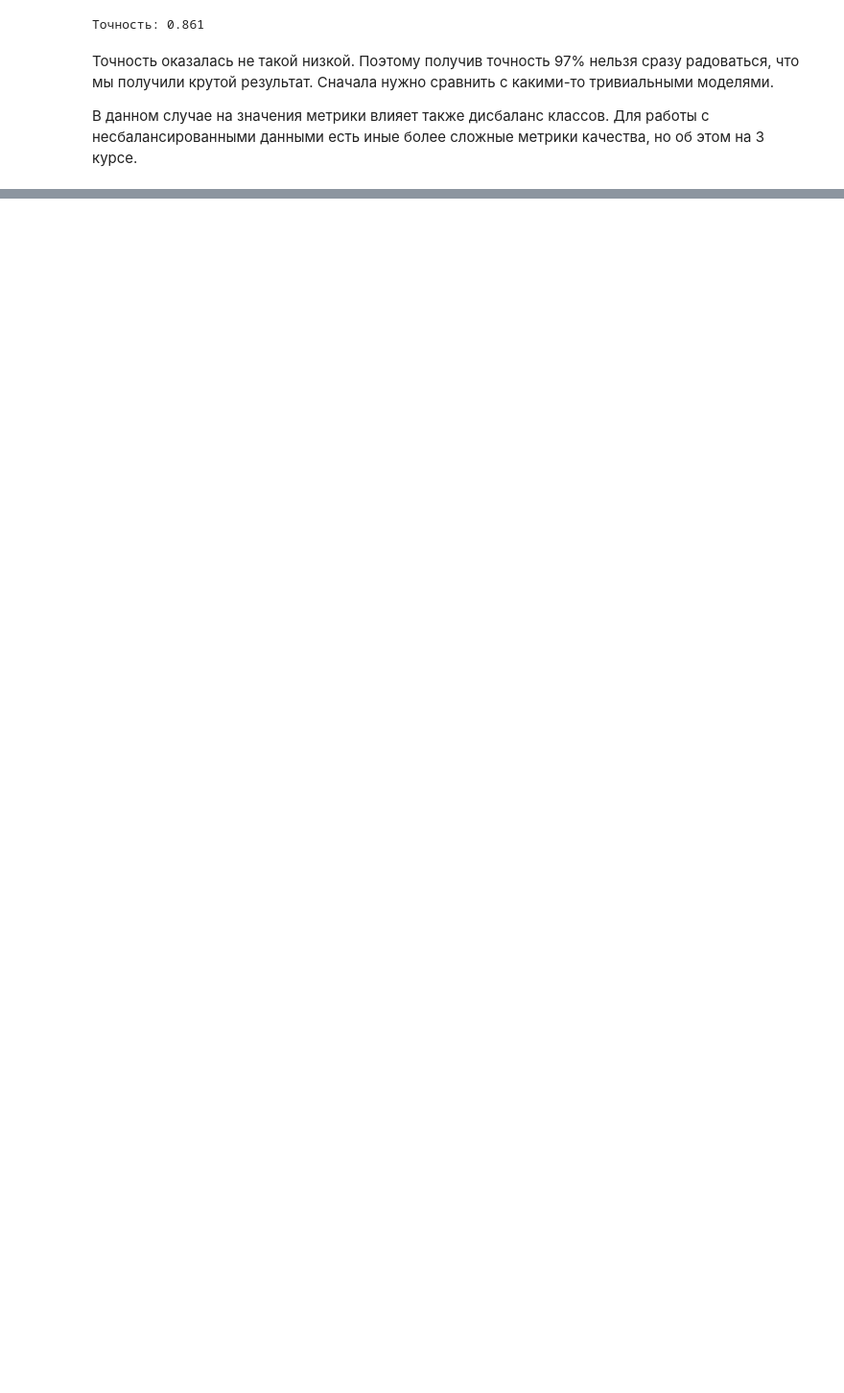
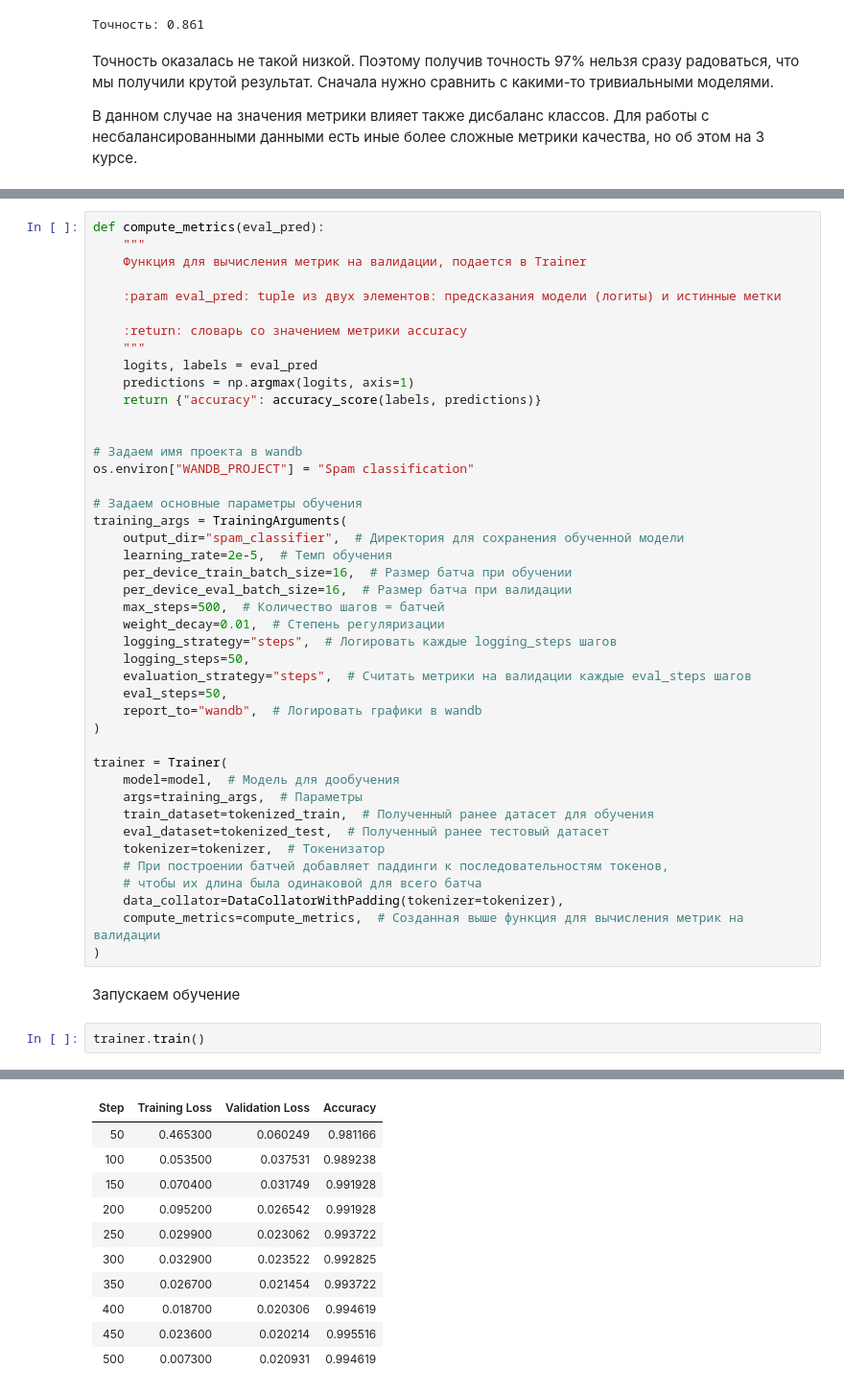
Before and after one commit to miptstats/miptstats.github.io, a Jupyter notebook: courses/ad_fivt/bayes_classification.ipynb, the cells around one changed output, grey strips where cells are left out. Shown at 96% size. Saved outputs shown, nothing was run; the diff lists cells and outputs as text; blank space fills up the shorter version.

```diff
--- a/courses/ad_fivt/bayes_classification.ipynb
+++ b/courses/ad_fivt/bayes_classification.ipynb
@@ -502,0 +614,48 @@ print(f'Точность: {accuracy_score(data_test.label, [0]*len(data_test)) :
+# %%
+def compute_metrics(eval_pred):
+    """
+    Функция для вычисления метрик на валидации, подается в Trainer
+
+    :param eval_pred: tuple из двух элементов: предсказания модели (логиты) и истинные метки
+
+    :return: словарь со значением метрики accuracy
+    """
+    logits, labels = eval_pred
+    predictions = np.argmax(logits, axis=1)
+    return {"accuracy": accuracy_score(labels, predictions)}
+
+
+# Задаем имя проекта в wandb
+os.environ["WANDB_PROJECT"] = "Spam classification"
+
+# Задаем основные параметры обучения
+training_args = TrainingArguments(
+    output_dir="spam_classifier",  # Директория для сохранения обученной модели
+    learning_rate=2e-5,  # Темп обучения
+    per_device_train_batch_size=16,  # Размер батча при обучении
+    per_device_eval_batch_size=16,  # Размер батча при валидации
+    max_steps=500,  # Количество шагов = батчей
+    weight_decay=0.01,  # Степень регуляризации
+    logging_strategy="steps",  # Логировать каждые logging_steps шагов
+    logging_steps=50,
+    evaluation_strategy="steps",  # Считать метрики на валидации каждые eval_steps шагов
+    eval_steps=50,
+    report_to="wandb",  # Логировать графики в wandb
+)
+
+trainer = Trainer(
+    model=model,  # Модель для дообучения
+    args=training_args,  # Параметры
+    train_dataset=tokenized_train,  # Полученный ранее датасет для обучения
+    eval_dataset=tokenized_test,  # Полученный ранее тестовый датасет
+    tokenizer=tokenizer,  # Токенизатор
+    # При построении батчей добавляет паддинги к последовательностям токенов,
+    # чтобы их длина была одинаковой для всего батча
+    data_collator=DataCollatorWithPadding(tokenizer=tokenizer),
+    compute_metrics=compute_metrics,  # Созданная выше функция для вычисления метрик на валидации
+)
+# %% [markdown]
+Запускаем обучение
+# %%
+trainer.train()
+# %% [output]
@@ -502,0 +669,11 @@ print(f'Точность: {accuracy_score(data_test.label, [0]*len(data_test)) :
+| Step | Training Loss | Validation Loss | Accuracy |
+| 50 | 0.465300 | 0.060249 | 0.981166 |
+| 100 | 0.053500 | 0.037531 | 0.989238 |
+| 150 | 0.070400 | 0.031749 | 0.991928 |
+| 200 | 0.095200 | 0.026542 | 0.991928 |
+| 250 | 0.029900 | 0.023062 | 0.993722 |
+| 300 | 0.032900 | 0.023522 | 0.992825 |
+| 350 | 0.026700 | 0.021454 | 0.993722 |
+| 400 | 0.018700 | 0.020306 | 0.994619 |
+| 450 | 0.023600 | 0.020214 | 0.995516 |
+| 500 | 0.007300 | 0.020931 | 0.994619 |
```
Also changed, not shown: parts of 43 cells of this notebook, 4 other files.
